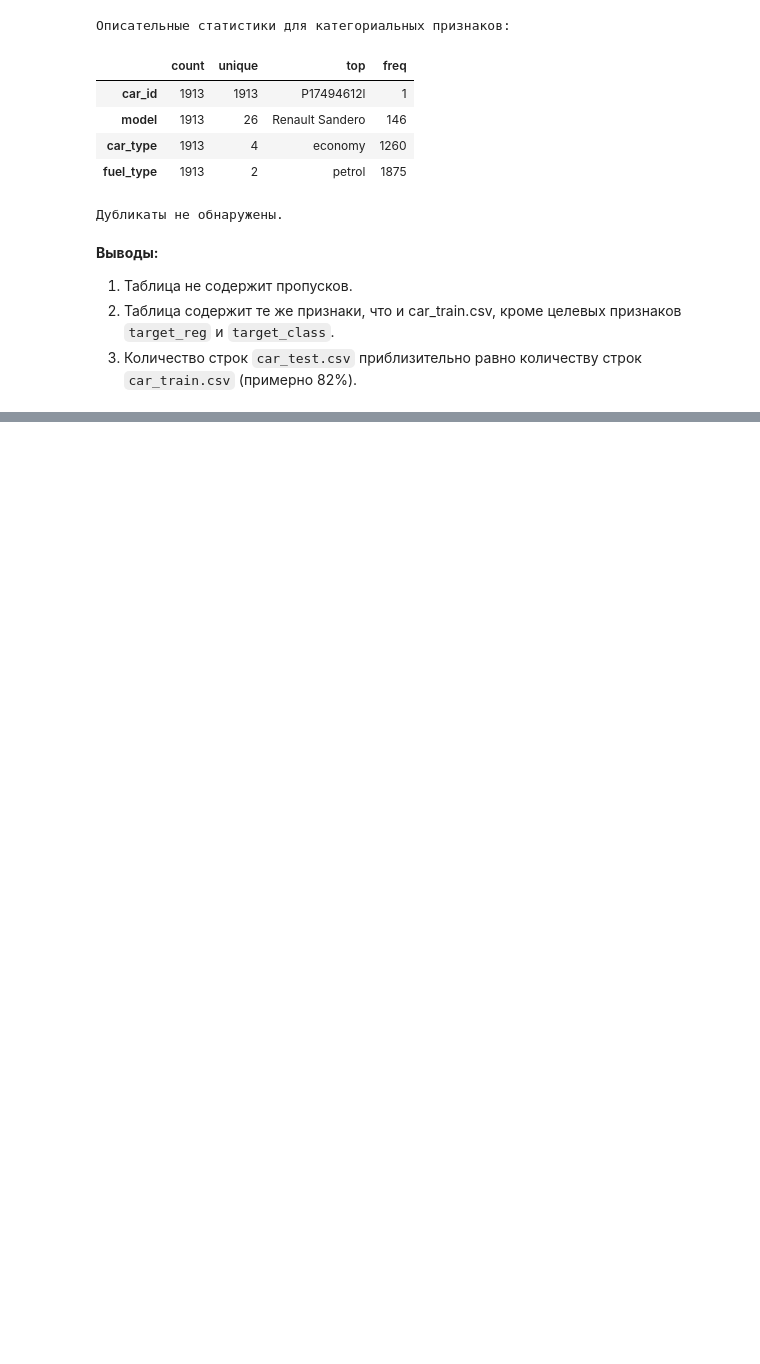
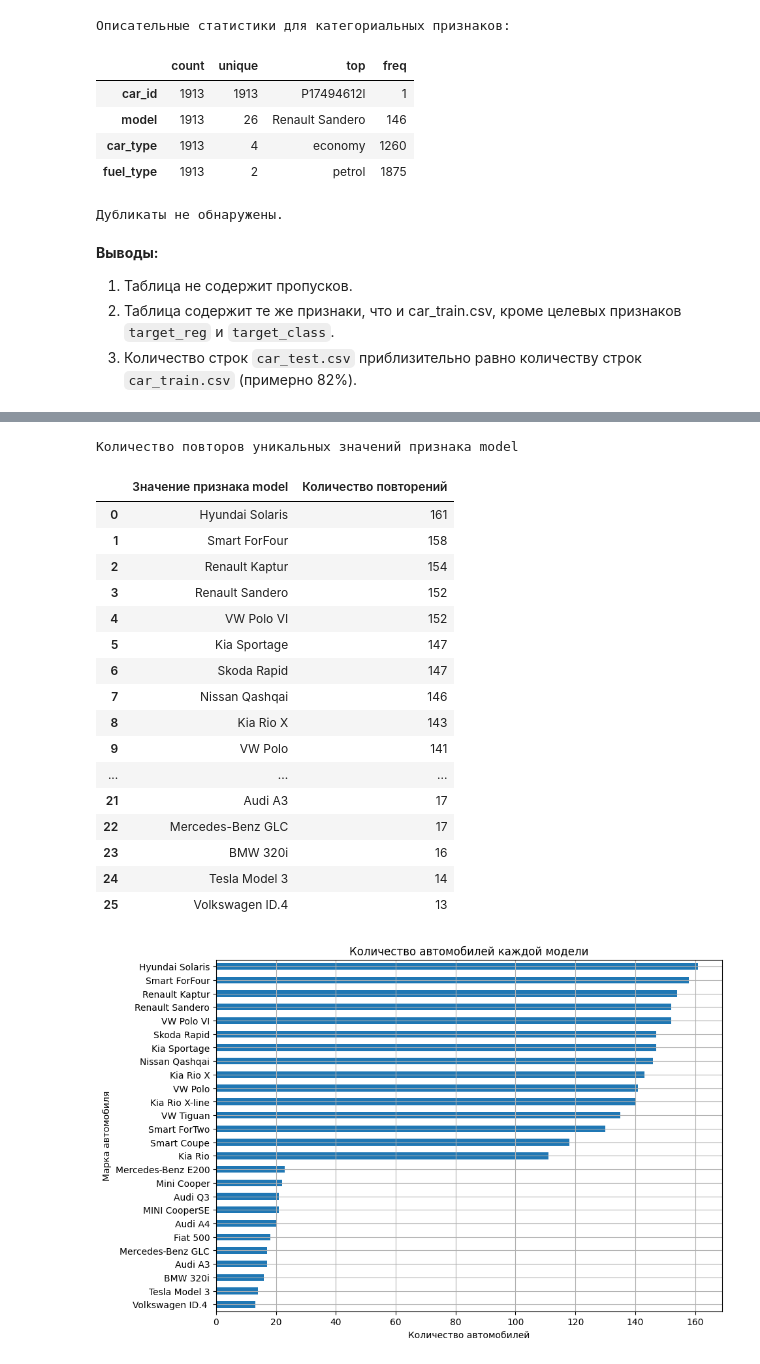
Before and after one commit to AlekseiBogachev/competitive_ds_cource_prj, a Jupyter notebook: notebooks/exploratory/eda.ipynb, the cells around one changed output, grey strips where cells are left out. Drawn from its saved outputs; the diff is of its cells as text; code cells hidden in the pictures; blank space fills up the shorter version.

```diff
--- a/notebooks/exploratory/eda.ipynb
+++ b/notebooks/exploratory/eda.ipynb
@@ -454,0 +473,31 @@ dtype: float64
+# %%
+explore_cat_feature(
+    car_train,
+    "model",
+    figsize=(10, 7),
+    xlabel="Количество автомобилей",
+    ylabel="Марка автомобиля",
+    title="Количество автомобилей каждой модели",
+    grid=True,
+    sharex=False
+)
+# %% [output]
+Количество повторов уникальных значений признака model
+|  | Значение признака model | Количество повторений |
+| 0 | Hyundai Solaris | 161 |
+| 1 | Smart ForFour | 158 |
+| 2 | Renault Kaptur | 154 |
+| 3 | Renault Sandero | 152 |
+| 4 | VW Polo VI | 152 |
+| 5 | Kia Sportage | 147 |
+| 6 | Skoda Rapid | 147 |
+| 7 | Nissan Qashqai | 146 |
+| 8 | Kia Rio X | 143 |
+| 9 | VW Polo | 141 |
+| ... | ... | ... |
+| 21 | Audi A3 | 17 |
+| 22 | Mercedes-Benz GLC | 17 |
+| 23 | BMW 320i | 16 |
+| 24 | Tesla Model 3 | 14 |
+| 25 | Volkswagen ID.4 | 13 |
+[figure, added]
```
Also changed, not shown: parts of 32 cells of this notebook, 4 other files.
